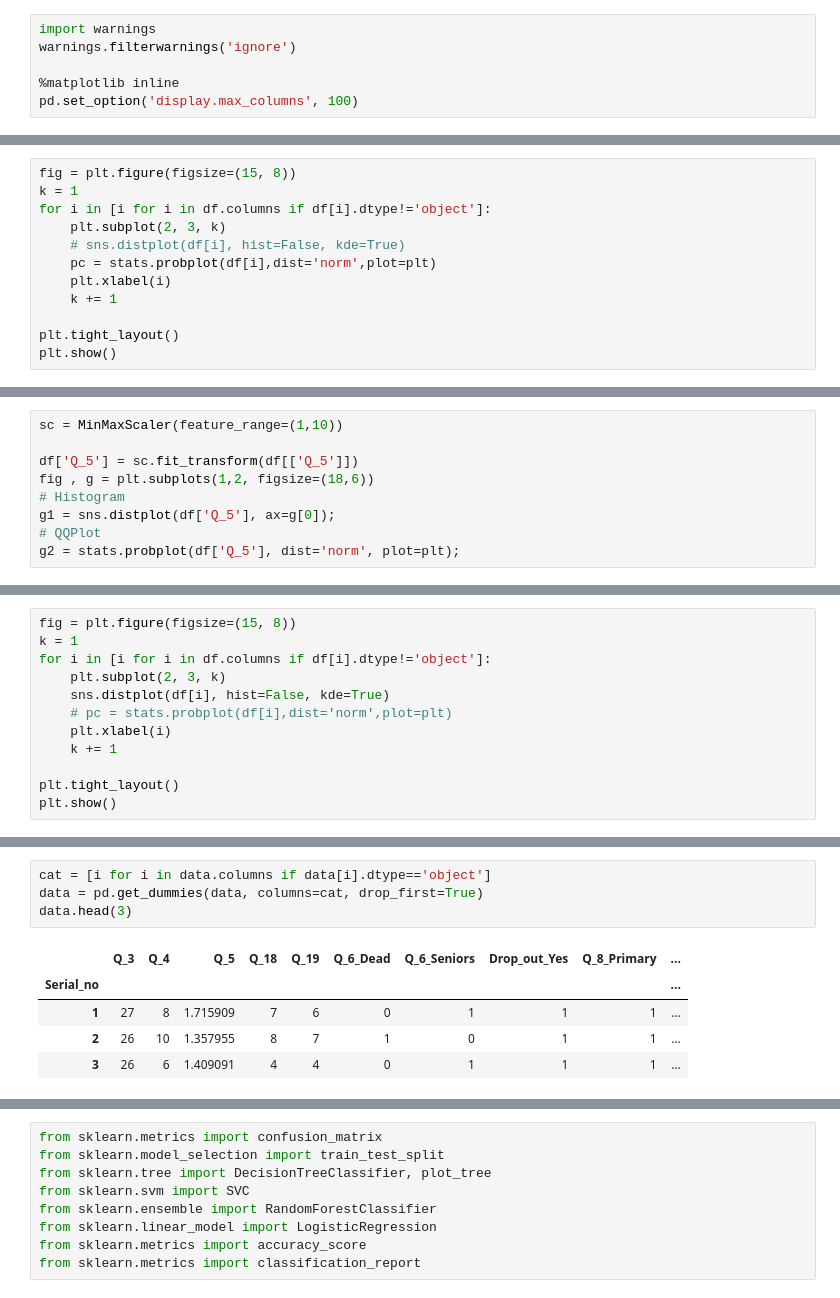
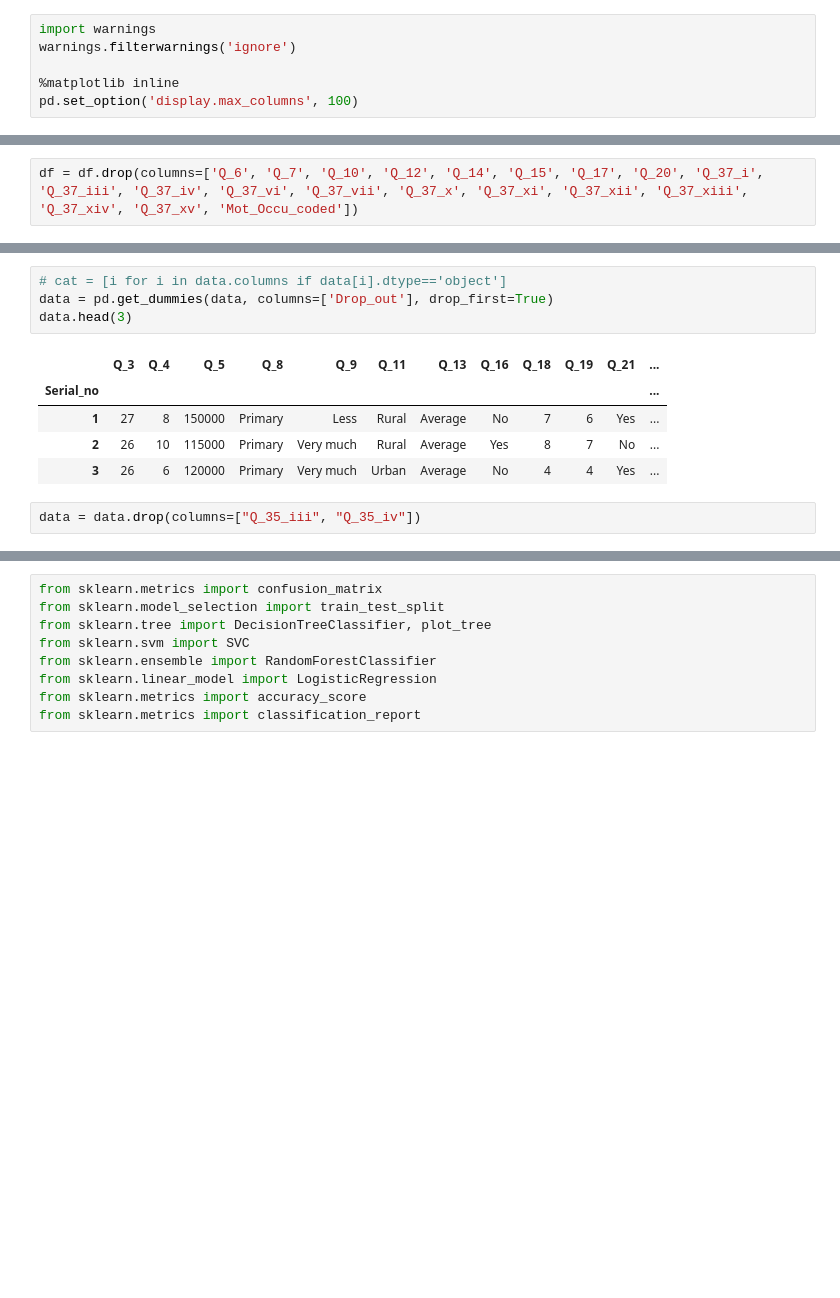
Before and after one commit to whoismaruf/BSc_Thesis, a Jupyter notebook: main.ipynb, the cells around one changed output, grey strips where cells are left out. Drawn from its saved outputs; the diff is of its cells as text; blank space fills up the shorter version.

```diff
--- a/main.ipynb
+++ b/main.ipynb
@@ -65,12 +46,0 @@ plt.show()
-# %%
-fig = plt.figure(figsize=(15, 8))
-k = 1
-for i in [i for i in df.columns if df[i].dtype!='object']:
-    plt.subplot(2, 3, k)
-    # sns.distplot(df[i], hist=False, kde=True)
-    pc = stats.probplot(df[i],dist='norm',plot=plt)
-    plt.xlabel(i)
-    k += 1
-
-plt.tight_layout()
-plt.show()
@@ -79,9 +46,0 @@ plt.show()
-# %%
-sc = MinMaxScaler(feature_range=(1,10))
-
-df['Q_5'] = sc.fit_transform(df[['Q_5']])
-fig , g = plt.subplots(1,2, figsize=(18,6))
-# Histogram
-g1 = sns.distplot(df['Q_5'], ax=g[0]);
-# QQPlot
-g2 = stats.probplot(df['Q_5'], dist='norm', plot=plt);
@@ -90,12 +46,0 @@ g2 = stats.probplot(df['Q_5'], dist='norm', plot=plt);
-# %%
-fig = plt.figure(figsize=(15, 8))
-k = 1
-for i in [i for i in df.columns if df[i].dtype!='object']:
-    plt.subplot(2, 3, k)
-    sns.distplot(df[i], hist=False, kde=True)
-    # pc = stats.probplot(df[i],dist='norm',plot=plt)
-    plt.xlabel(i)
-    k += 1
-
-plt.tight_layout()
-plt.show()
@@ -104,3 +47,5 @@ plt.show()
+# %%
+df = df.drop(columns=['Q_6', 'Q_7', 'Q_10', 'Q_12', 'Q_14', 'Q_15', 'Q_17', 'Q_20', 'Q_37_i', 'Q_37_iii', 'Q_37_iv', 'Q_37_vi', 'Q_37_vii', 'Q_37_x', 'Q_37_xi', 'Q_37_xii', 'Q_37_xiii', 'Q_37_xiv', 'Q_37_xv', 'Mot_Occu_coded'])
 # %%
 data = df.copy()
 data.head(2)
@@ -135,14 +79,16 @@ float64     1
 dtype: int64
 # %%
-cat = [i for i in data.columns if data[i].dtype=='object']
-data = pd.get_dummies(data, columns=cat, drop_first=True)
+# cat = [i for i in data.columns if data[i].dtype=='object']
+data = pd.get_dummies(data, columns=['Drop_out'], drop_first=True)
 data.head(3)
 # %% [output]
-|  | Q_3 | Q_4 | Q_5 | Q_18 | Q_19 | Q_6_Dead | Q_6_Seniors | Drop_out_Yes | Q_8_Primary | ... |
-| Serial_no |  |  |  |  |  |  |  |  |  | ... |
-| 1 | 27 | 8 | 1.715909 | 7 | 6 | 0 | 1 | 1 | 1 | ... |
-| 2 | 26 | 10 | 1.357955 | 8 | 7 | 1 | 0 | 1 | 1 | ... |
-| 3 | 26 | 6 | 1.409091 | 4 | 4 | 0 | 1 | 1 | 1 | ... |
+|  | Q_3 | Q_4 | Q_5 | Q_8 | Q_9 | Q_11 | Q_13 | Q_16 | Q_18 | Q_19 | Q_21 | ... |
+| Serial_no |  |  |  |  |  |  |  |  |  |  |  | ... |
+| 1 | 27 | 8 | 150000 | Primary | Less | Rural | Average | No | 7 | 6 | Yes | ... |
+| 2 | 26 | 10 | 115000 | Primary | Very much | Rural | Average | Yes | 8 | 7 | No | ... |
+| 3 | 26 | 6 | 120000 | Primary | Very much | Urban | Average | No | 4 | 4 | Yes | ... |
+# %%
+data = data.drop(columns=["Q_35_iii", "Q_35_iv"])
 # %%
 fs = "Drop_out_Yes ~ "
 for i in data.columns:
```
Also changed, not shown: parts of 16 cells of this notebook, 4 other files.
